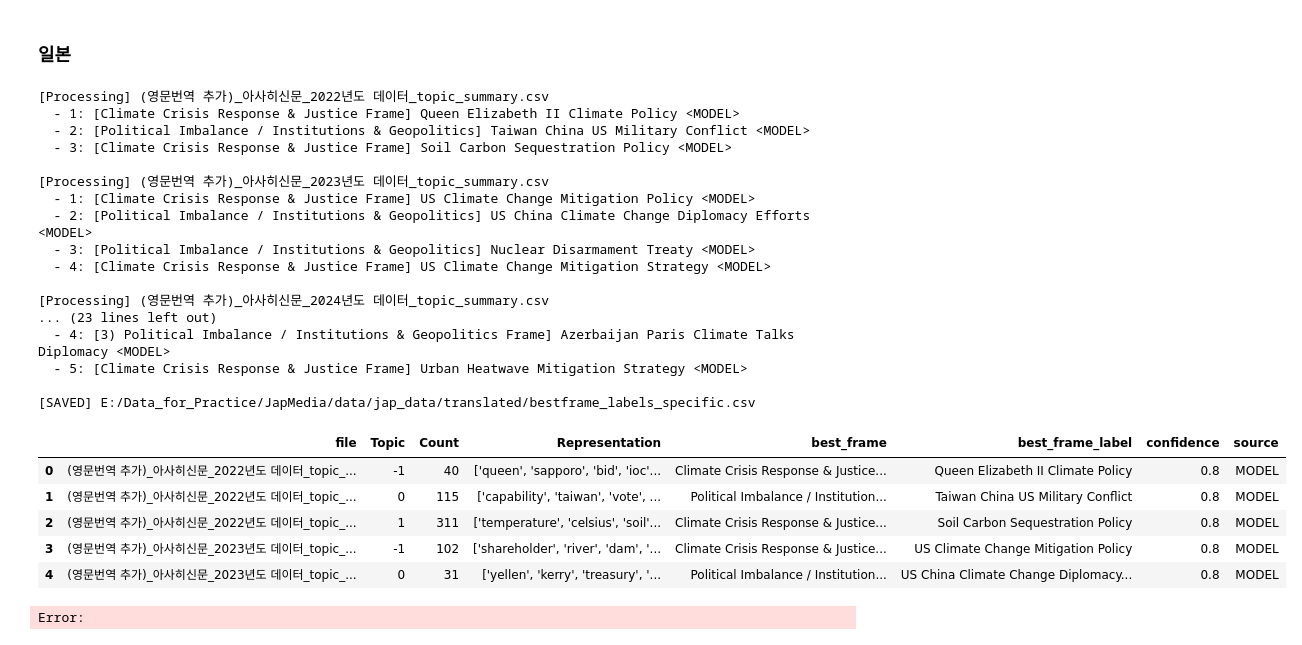
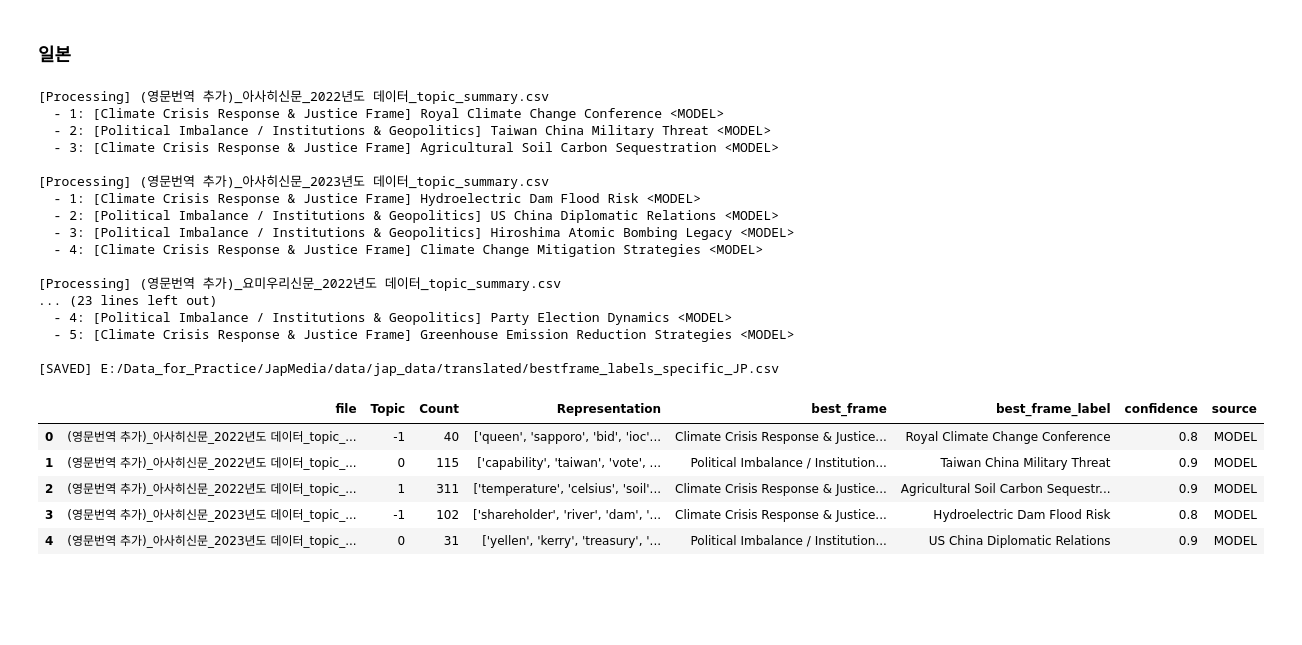
Before and after one commit to awekim/JapMed, a Jupyter notebook: JapMed_03_LabelGeneration_frame.ipynb, the cells around one changed output. Drawn from its saved outputs; the diff is of its cells as text; code cells hidden in the pictures; blank space fills up the shorter version.

```diff
--- a/JapMed_03_LabelGeneration_frame.ipynb
+++ b/JapMed_03_LabelGeneration_frame.ipynb
@@ -607,43 +597,33 @@ ROW_ID: {row_id}
 You must classify the topic described by the following keywords:
 {keywords}
 
-Choose ONE BEST-FITTING FRAME from the four frames below.
+Pick ONE BEST-FITTING FRAME from the four below.
+If multiple frames seem possible, choose the one MOST DIRECTLY connected to the core meaning of the keywords.
 
 ================ FRAME DEFINITIONS ================
 
 1) Economic Costs/Benefits Frame
    - Costs/benefits of climate policy or IRA
-   - IRA: subsidies, tax credits, reverse discrimination, eligibility, supply-chain disruptions
-   - General: energy prices, fuel costs, disasters/losses, employment, competitiveness, carbon tax/ETS
+   - subsidies, tax credits, reverse discrimination, eligibility, supply-chain disruptions, energy prices, fuel costs, disasters/losses, employment, competitiveness, carbon tax/ETS
 
 2) Technological Transition / Industrial Competition Frame
    - Energy/industrial transition, technological innovation, investment/siting, supply chains
-   - IRA: EV/battery rules of origin, localization, green investment expansion
-   - General: renewables, nuclear mix, CCS, hydrogen, smart grid, grid/storage infrastructure
+   - EV/battery rules of origin, localization, green investment expansion, renewables, nuclear mix, CCS, hydrogen, smart grid, grid/storage infrastructure
 
 3) Political Imbalance / Institutions & Geopolitics Frame
    - Trade, diplomacy, institutional conflict, governance issues
-   - IRA: protectionism, reverse discrimination, Japan–Korea/U.S.–Korea responses, U.S. partisan conflict
-   - General: domestic politics & regulation, COP negotiations, local government conflicts
+   - protectionism, reverse discrimination, Japan–Korea/U.S.–Korea responses, U.S. partisan conflict, domestic politics & regulation, COP negotiations, local government conflicts
 
 4) Climate Crisis Response & Justice Frame
    - Carbon neutrality, state intervention, corporate leadership, civic action, justice
-   - IRA: net-zero roadmaps, regulation/subsidy needs, corporate strategies, youth justice action
-   - General: scientific evidence/models, physical impacts (disaster/health/biodiversity), adaptation, just transition
+   - net-zero roadmaps, regulation/subsidy needs, corporate strategies, youth justice action, scientific evidence/models, physical impacts (disaster/health/biodiversity), adaptation, just transition
 
 ===================================================
 
 LABEL REQUIREMENTS:
-- Output a SPECIFIC noun phrase (≤ 7 words, Title Case, no period)
-- MUST include at least ONE of:
-    · policy/instrument (ETS, CBAM, Carbon Tax, Subsidy)
-    · sector/technology (EV, Battery, CCS, Hydrogen, Renewables, Nuclear)
-    · pollutant/gas (CO2, CH4, PM2.5)
-    · geography (Korea, Japan, U.S., EU)
-    · year (2030, 2050)
-- Avoid generic words (issue, topic, problem, situation)
-- Avoid labels already used
-{avoid_text}
+- Provide a SPECIFIC noun phrase (≤ 7 words, Title Case, no period)
+- Avoid generic terms (issue, topic, problem, situation)
+- Avoid any labels listed in {avoid_text}
 
 OUTPUT ONLY ONE LINE OF MINIFIED JSON:
 {{"frame":"...","label":"...","confidence":0.0}}
@@ -754,48 +734,47 @@ def run_bestframe_specific():
             print(f"  - {i+1}: [{frame}] {label} <{src}>")
 
             out.append({
                 "file": os.path.basename(file),
                 "Topic": row.get("Topic", ""),
                 "Count": row.get("Count", ""),
                 "Representation": keywords,
                 "best_frame": frame,
                 "best_frame_label": label,
                 "confidence": conf,
                 "source": src
             })
 
     return pd.DataFrame(out)
 
 # ---------------------------
 # RUN & SAVE
 # ---------------------------
 df_labels = run_bestframe_specific()
-out_path = os.path.join(DATA_FOLDER, "bestframe_labels_specific.csv")
+out_path = os.path.join(DATA_FOLDER, "bestframe_labels_specific_JP.csv")
 df_labels.to_csv(out_path, encoding="utf-8-sig", index=False)
 print(f"\n[SAVED] {out_path}")
 df_labels.head()
 # %% [output]
 [Processing] (영문번역 추가)_아사히신문_2022년도 데이터_topic_summary.csv
-  - 1: [Climate Crisis Response & Justice Frame] Queen Elizabeth II Climate Policy <MODEL>
-  - 2: [Political Imbalance / Institutions & Geopolitics] Taiwan China US Military Conflict <MODEL>
-  - 3: [Climate Crisis Response & Justice Frame] Soil Carbon Sequestration Policy <MODEL>
+  - 1: [Climate Crisis Response & Justice Frame] Royal Climate Change Conference <MODEL>
+  - 2: [Political Imbalance / Institutions & Geopolitics] Taiwan China Military Threat <MODEL>
+  - 3: [Climate Crisis Response & Justice Frame] Agricultural Soil Carbon Sequestration <MODEL>
 
 [Processing] (영문번역 추가)_아사히신문_2023년도 데이터_topic_summary.csv
-  - 1: [Climate Crisis Response & Justice Frame] US Climate Change Mitigation Policy <MODEL>
-  - 2: [Political Imbalance / Institutions & Geopolitics] US China Climate Change Diplomacy Efforts <MODEL>
-  - 3: [Political Imbalance / Institutions & Geopolitics] Nuclear Disarmament Treaty <MODEL>
-  - 4: [Climate Crisis Response & Justice Frame] US Climate Change Mitigation Strategy <MODEL>
+  - 1: [Climate Crisis Response & Justice Frame] Hydroelectric Dam Flood Risk <MODEL>
+  - 2: [Political Imbalance / Institutions & Geopolitics] US China Diplomatic Relations <MODEL>
+  - 3: [Political Imbalance / Institutions & Geopolitics] Hiroshima Atomic Bombing Legacy <MODEL>
+  - 4: [Climate Crisis Response & Justice Frame] Climate Change Mitigation Strategies <MODEL>
 
-[Processing] (영문번역 추가)_아사히신문_2024년도 데이터_topic_summary.csv
+[Processing] (영문번역 추가)_요미우리신문_2022년도 데이터_topic_summary.csv
 ... (23 lines left out)
-  - 4: [3) Political Imbalance / Institutions & Geopolitics Frame] Azerbaijan Paris Climate Talks Diplomacy <MODEL>
-  - 5: [Climate Crisis Response & Justice Frame] Urban Heatwave Mitigation Strategy <MODEL>
+  - 4: [Political Imbalance / Institutions & Geopolitics] Party Election Dynamics <MODEL>
+  - 5: [Climate Crisis Response & Justice Frame] Greenhouse Emission Reduction Strategies <MODEL>
 
-[SAVED] E:/Data_for_Practice/JapMedia/data/jap_data/translated/bestframe_labels_specific.csv
+[SAVED] E:/Data_for_Practice/JapMedia/data/jap_data/translated/bestframe_labels_specific_JP.csv
 |  | file | Topic | Count | Representation | best_frame | best_frame_label | confidence | source |
-| 0 | (영문번역 추가)_아사히신문_2022년도 데이터_topic_... | -1 | 40 | ['queen', 'sapporo', 'bid', 'ioc'... | Climate Crisis Response & Justice... | Queen Elizabeth II Climate Policy | 0.8 | MODEL |
-| 1 | (영문번역 추가)_아사히신문_2022년도 데이터_topic_... | 0 | 115 | ['capability', 'taiwan', 'vote', ... | Political Imbalance / Institution... | Taiwan China US Military Conflict | 0.8 | MODEL |
-| 2 | (영문번역 추가)_아사히신문_2022년도 데이터_topic_... | 1 | 311 | ['temperature', 'celsius', 'soil'... | Climate Crisis Response & Justice... | Soil Carbon Sequestration Policy | 0.8 | MODEL |
-| 3 | (영문번역 추가)_아사히신문_2023년도 데이터_topic_... | -1 | 102 | ['shareholder', 'river', 'dam', '... | Climate Crisis Response & Justice... | US Climate Change Mitigation Policy | 0.8 | MODEL |
-| 4 | (영문번역 추가)_아사히신문_2023년도 데이터_topic_... | 0 | 31 | ['yellen', 'kerry', 'treasury', '... | Political Imbalance / Institution... | US China Climate Change Diplomacy... | 0.8 | MODEL |
+| 0 | (영문번역 추가)_아사히신문_2022년도 데이터_topic_... | -1 | 40 | ['queen', 'sapporo', 'bid', 'ioc'... | Climate Crisis Response & Justice... | Royal Climate Change Conference | 0.8 | MODEL |
+| 1 | (영문번역 추가)_아사히신문_2022년도 데이터_topic_... | 0 | 115 | ['capability', 'taiwan', 'vote', ... | Political Imbalance / Institution... | Taiwan China Military Threat | 0.9 | MODEL |
+| 2 | (영문번역 추가)_아사히신문_2022년도 데이터_topic_... | 1 | 311 | ['temperature', 'celsius', 'soil'... | Climate Crisis Response & Justice... | Agricultural Soil Carbon Sequestr... | 0.9 | MODEL |
+| 3 | (영문번역 추가)_아사히신문_2023년도 데이터_topic_... | -1 | 102 | ['shareholder', 'river', 'dam', '... | Climate Crisis Response & Justice... | Hydroelectric Dam Flood Risk | 0.8 | MODEL |
+| 4 | (영문번역 추가)_아사히신문_2023년도 데이터_topic_... | 0 | 31 | ['yellen', 'kerry', 'treasury', '... | Political Imbalance / Institution... | US China Diplomatic Relations | 0.9 | MODEL |
-Error:
```
Also changed, not shown: parts of 2 cells of this notebook, 2 other files.
